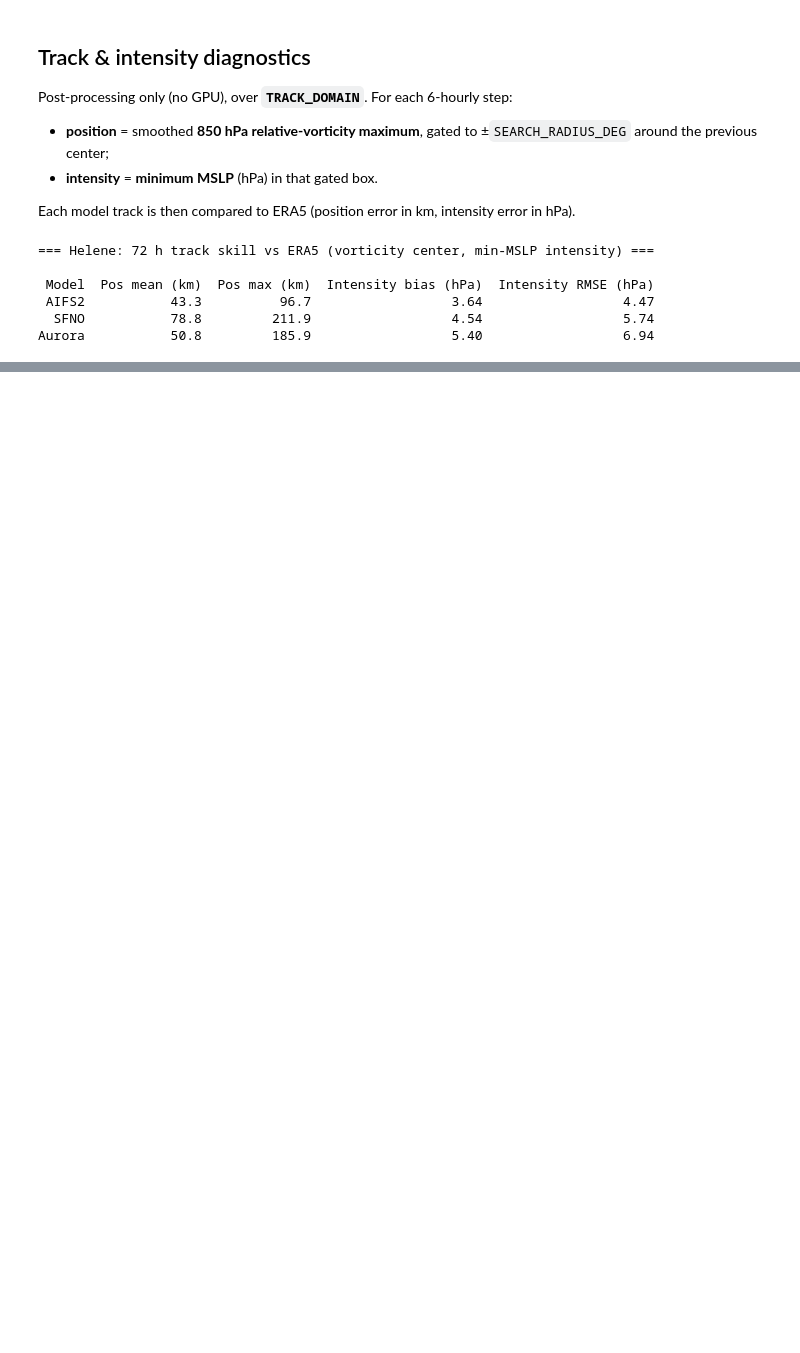
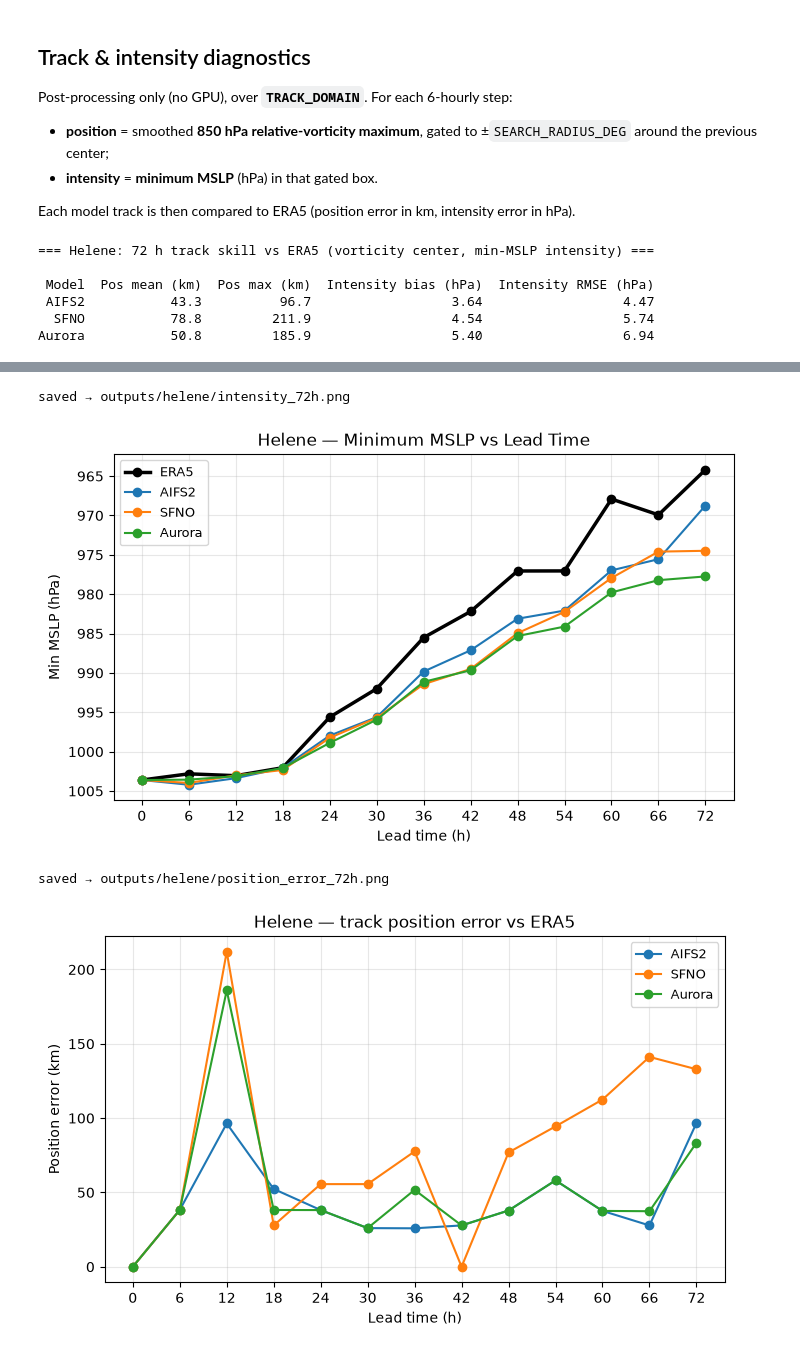
Before and after one commit to ChristianByars/Hurricane-Forecasts, a Jupyter notebook: helene_forecast_comparison.ipynb, the cells around one changed output, grey strips where cells are left out. Drawn from its saved outputs; the diff is of its cells as text; code cells hidden in the pictures; blank space fills up the shorter version.

```diff
--- a/helene_forecast_comparison.ipynb
+++ b/helene_forecast_comparison.ipynb
@@ -550,3 +543,8 @@ saved → outputs/helene/track_map_72h.png
 # %%
-# plot_intensity(era5_df, model_dfs, save_path=OUT_DIR / "intensity_72h.png")
-# plot_position_error(era5_df, model_dfs, save_path=OUT_DIR / "position_error_72h.png")
+plot_intensity(era5_df, model_dfs, save_path=OUT_DIR / "intensity_72h.png")
+plot_position_error(era5_df, model_dfs, save_path=OUT_DIR / "position_error_72h.png")
+# %% [output]
+saved → outputs/helene/intensity_72h.png
+[figure, added]
+saved → outputs/helene/position_error_72h.png
+[figure, added]
```
Also changed, not shown: parts of 12 cells of this notebook, 1 other file.
